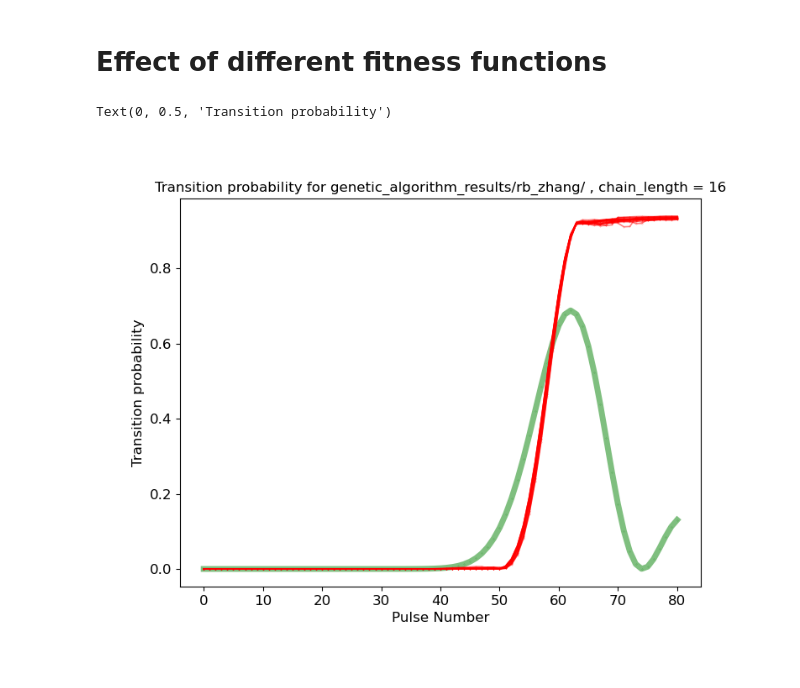
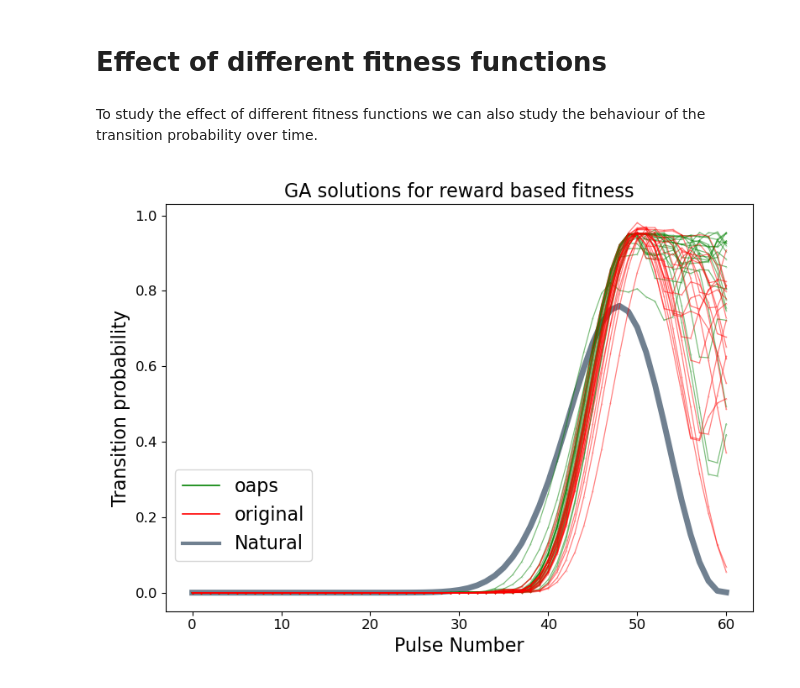
Before and after one commit to sofips/dynamic_control_for_QST, a Jupyter notebook: results_summary.ipynb, the cells around one changed output. Saved outputs shown, nothing was run; the diff lists cells and outputs as text; code cells hidden in the pictures.

```diff
--- a/results_summary.ipynb
+++ b/results_summary.ipynb
@@ -54,17 +68,10 @@ ga_sequences = uniformize_data('ga',**{'directory': directory + f'n{n}/', 'n':n}
-# %%
-fs  = 12
-plt.figure(figsize=(8, 6))
-plt.title(f'Transition probability for {directory} , chain_length = {n}', fontsize=fs)
-samples = np.arange(0,np.shape(ga_sequences)[0],1)
-for sample in samples:
-    forced_evol, natural_evol = fid_evolution(ga_sequences[sample][:], 16, dt=0.15, b=100, label="", actions="original", add_natural=True)
-    plt.plot(forced_evol, '-o', label=f'GA {sample}', color='red', alpha=0.5, linewidth=1.2, markersize=0.2)
-
-plt.plot(natural_evol, '-o', label='Natural', color='green', alpha=0.5, linewidth=5, markersize=0.2, zorder = -2)
-# Mover etiquetas de los ejes al eje principal
-plt.xlabel('Pulse Number', fontsize=fs)
-plt.ylabel('Transition probability', fontsize=fs)
-# Create a personalized legend
-# %% [output]
-Text(0, 0.5, 'Transition probability')
-[figure, removed]
+# %% [markdown]
+To study the effect of different fitness functions we can also study the behaviour of the transition probability over time.
+# %%
+plt.figure(figsize=(8, 6))
+fs=16
+plt.title('GA solutions for reward based fitness', fontsize=fs)
+n=12
+plot_ga_solutions([directory1,directory2],n,['original','oaps'],['oaps','original'],add_natural=True,fs=16)
+# %% [output]
+[figure, added]
```
Also changed, not shown: parts of 7 cells of this notebook, 1 other file.
